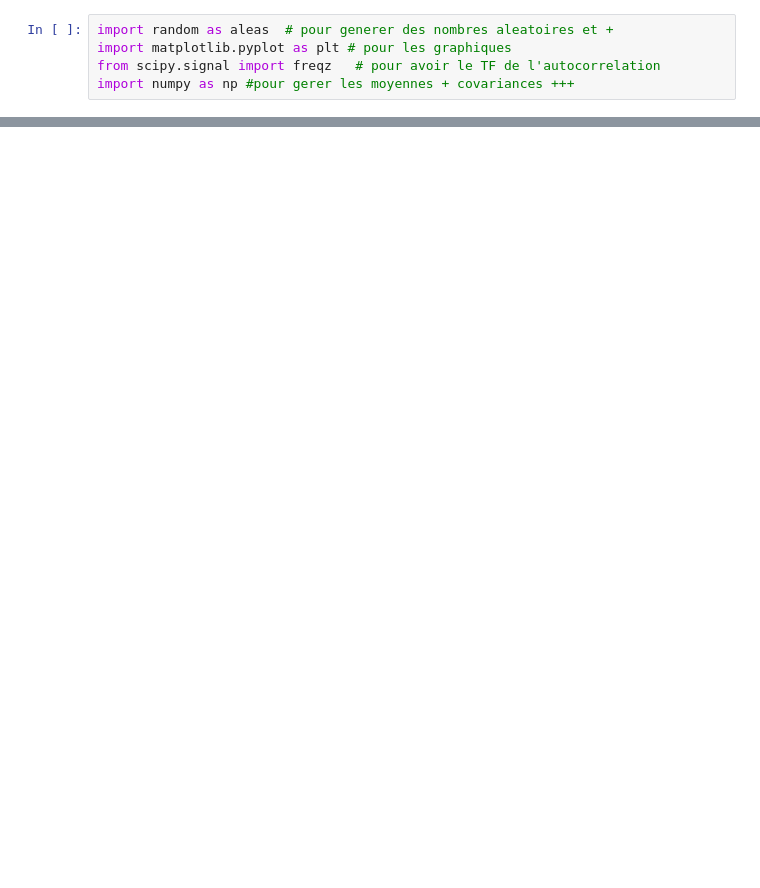
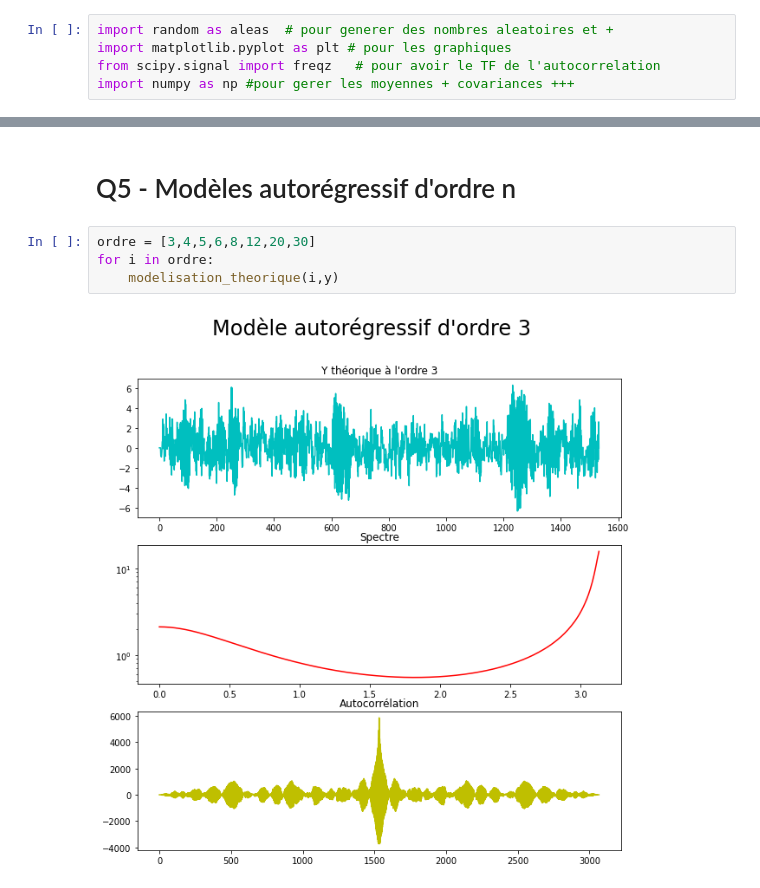
Before and after one commit to clement-massit/DATA731-ModeleAR, a Jupyter notebook: Sources_TP3/1_EstimationModeleAR/Exercice3.ipynb, the cells around one changed output, grey strips where cells are left out. Cells and saved outputs as stored; diff of their text form; blank space fills up the shorter version.

```diff
--- a/Sources_TP3/1_EstimationModeleAR/Exercice3.ipynb
+++ b/Sources_TP3/1_EstimationModeleAR/Exercice3.ipynb
@@ -331,0 +205,8 @@ meme si juxtaposition, a la place de chercher modele global, il vaut mieux consi
+# %% [markdown]
+# Q5 - Modèles autorégressif d'ordre n
+# %%
+ordre = [3,4,5,6,8,12,20,30]
+for i in ordre:
+    modelisation_theorique(i,y)
+# %% [output]
+[figure, added]
```
Also changed, not shown: parts of 38 cells of this notebook, 4 other files.
